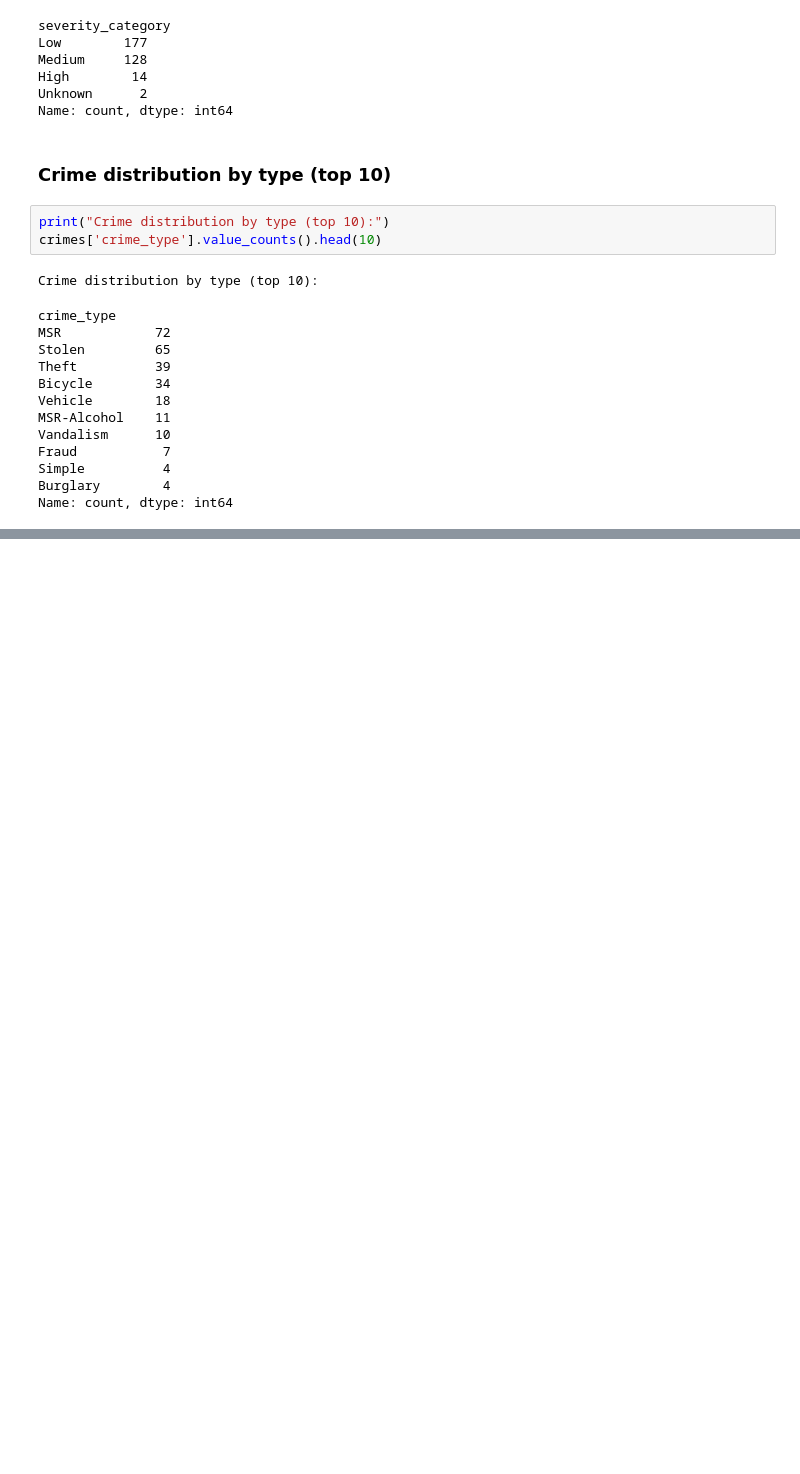
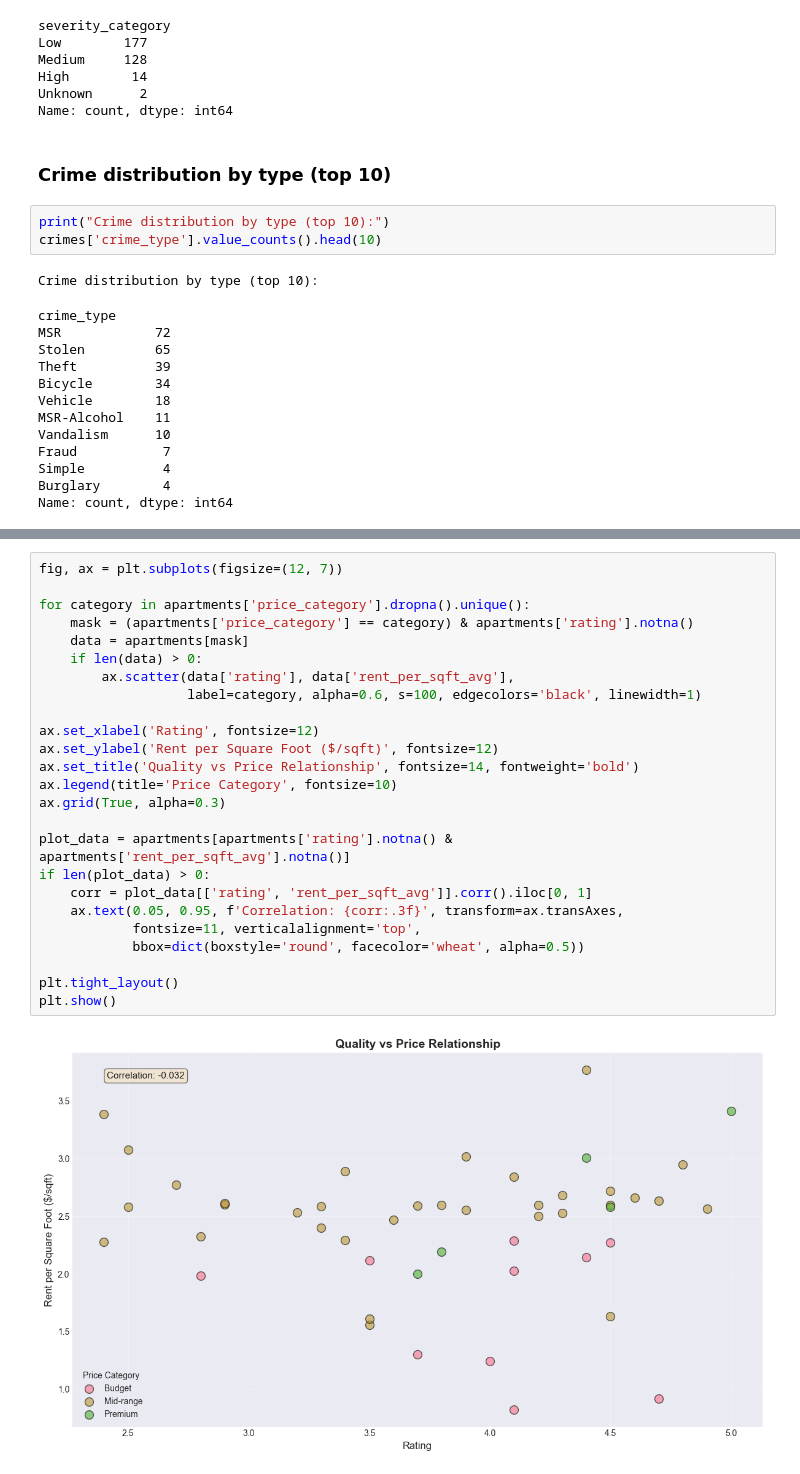
Before and after one commit to sohandillikar/sta141b-project, a Jupyter notebook: main.ipynb, the cells around one changed output, grey strips where cells are left out. Saved outputs shown, nothing was run; the diff lists cells and outputs as text; blank space fills up the shorter version.

```diff
--- a/main.ipynb
+++ b/main.ipynb
@@ -818,0 +875,27 @@ plt.show()
+# %%
+fig, ax = plt.subplots(figsize=(12, 7))
+
+for category in apartments['price_category'].dropna().unique():
+    mask = (apartments['price_category'] == category) & apartments['rating'].notna()
+    data = apartments[mask]
+    if len(data) > 0:
+        ax.scatter(data['rating'], data['rent_per_sqft_avg'],
+                   label=category, alpha=0.6, s=100, edgecolors='black', linewidth=1)
+
+ax.set_xlabel('Rating', fontsize=12)
+ax.set_ylabel('Rent per Square Foot ($/sqft)', fontsize=12)
+ax.set_title('Quality vs Price Relationship', fontsize=14, fontweight='bold')
+ax.legend(title='Price Category', fontsize=10)
+ax.grid(True, alpha=0.3)
+
+plot_data = apartments[apartments['rating'].notna() & apartments['rent_per_sqft_avg'].notna()]
+if len(plot_data) > 0:
+    corr = plot_data[['rating', 'rent_per_sqft_avg']].corr().iloc[0, 1]
+    ax.text(0.05, 0.95, f'Correlation: {corr:.3f}', transform=ax.transAxes,
+            fontsize=11, verticalalignment='top',
+            bbox=dict(boxstyle='round', facecolor='wheat', alpha=0.5))
+
+plt.tight_layout()
+plt.show()
+# %% [output]
+[figure, added]
```
Also changed, not shown: parts of 30 cells of this notebook, 1 other file.
